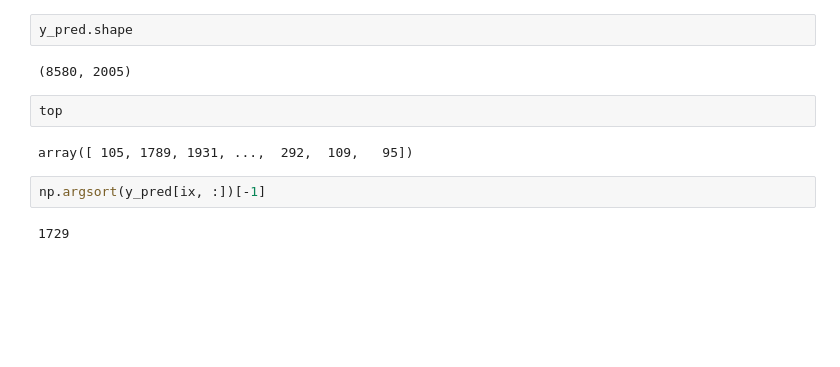
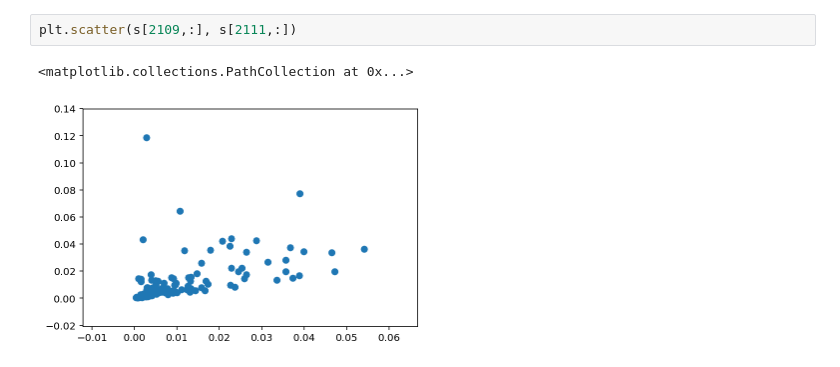
Before and after one commit to linnarsson-lab/adult-human-brain, a Jupyter notebook: notebooks/Waddingtonian.ipynb, the cells around one changed output. Cells and saved outputs as stored; diff of their text form; blank space fills up the shorter version.

```diff
--- a/notebooks/Waddingtonian.ipynb
+++ b/notebooks/Waddingtonian.ipynb
@@ -230,12 +242,5 @@ with loompy.connect("/Users/stelin/dh_20170213/L1_Cortex_11w.loom") as ds:
-# %%
-y_pred.shape
-# %% [output]
-(8580, 2005)
-# %%
-top
-# %% [output]
-array([ 105, 1789, 1931, ...,  292,  109,   95])
-# %%
-np.argsort(y_pred[ix, :])[-1]
-# %% [output]
-1729
+# %%
+plt.scatter(s[2109,:], s[2111,:])
+# %% [output]
+<matplotlib.collections.PathCollection at 0x...>
+[figure, added]
```
Also changed, not shown: parts of 27 cells of this notebook, 1 other file.
